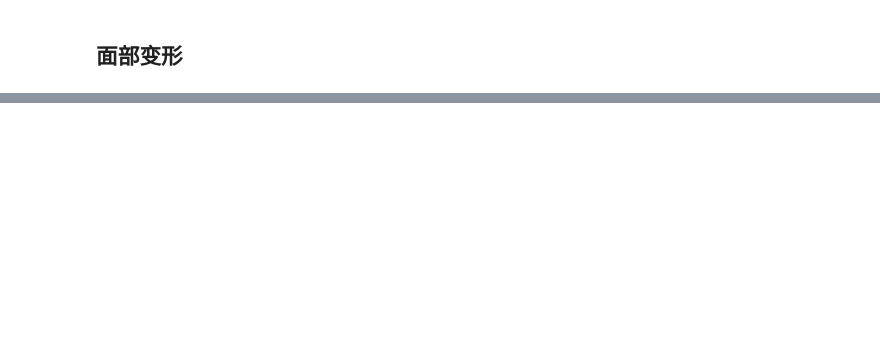
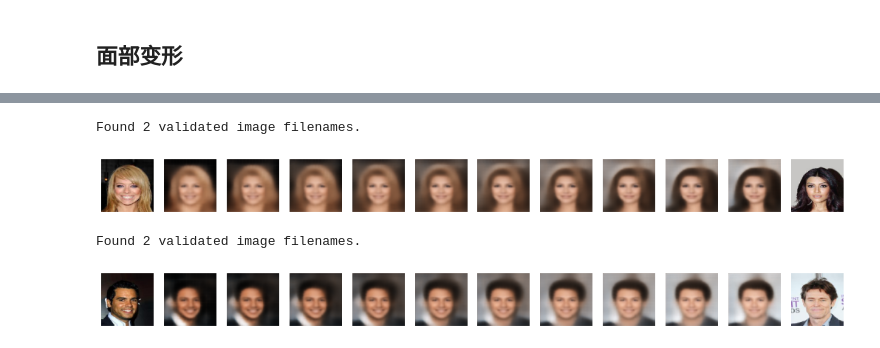
Before and after one commit to chenjiaqiang-a/generative-deep-learning, a Jupyter notebook: 02_6_vae_faces_analysis.ipynb, the cells around one changed output, grey strips where cells are left out. Drawn from its saved outputs; the diff is of its cells as text; code cells hidden in the pictures; blank space fills up the shorter version.

```diff
--- a/02_6_vae_faces_analysis.ipynb
+++ b/02_6_vae_faces_analysis.ipynb
@@ -259,0 +309,16 @@ def morph_faces(start_image_file, end_image_file):
+# %%
+start_image_file = '000112.jpg'
+end_image_file = '000258.jpg'
+
+morph_faces(start_image_file, end_image_file)
+# %% [output]
+Found 2 validated image filenames.
+[figure, added]
+# %%
+start_image_file = '000230.jpg'
+end_image_file = '000712.jpg'
+
+morph_faces(start_image_file, end_image_file)
+# %% [output]
+Found 2 validated image filenames.
+[figure, added]
```
Also changed, not shown: parts of 10 cells of this notebook.
